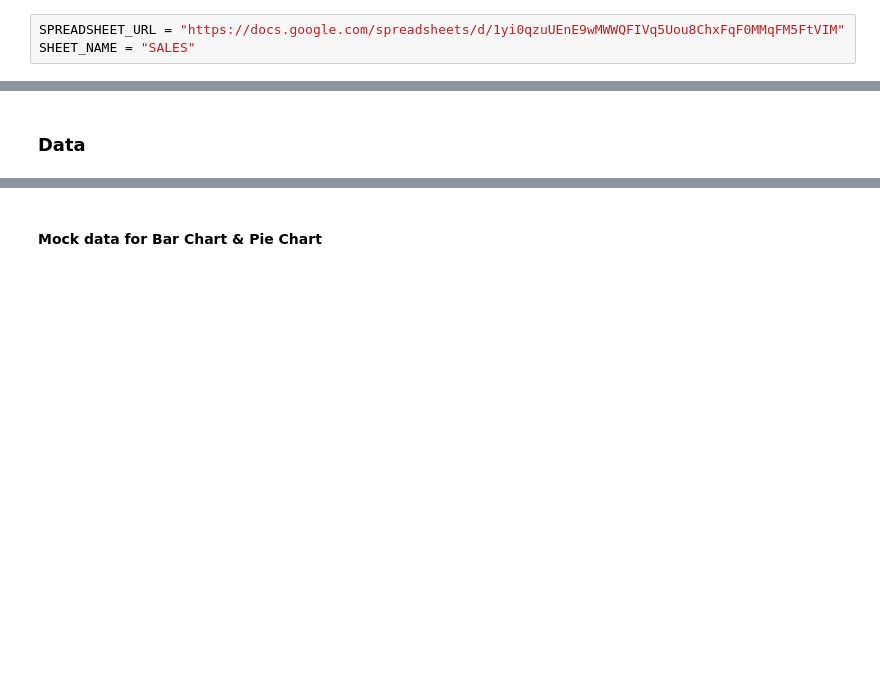
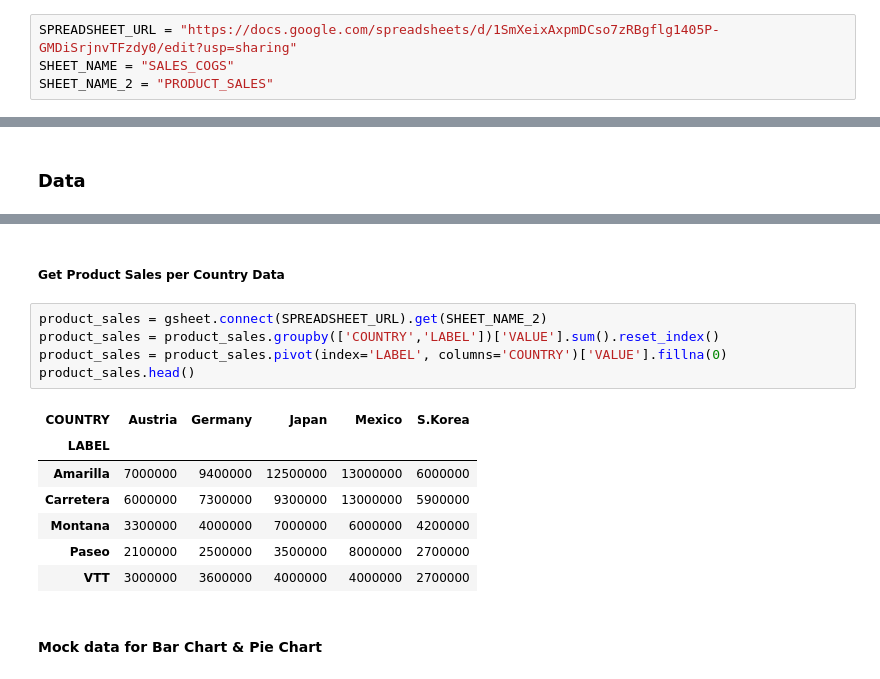
Before and after one commit to jupyter-naas/summer-dashboarding, a Jupyter notebook: dashboards/3-Revenue COGS by Segment/revenue_cogs_by_segment.ipynb, the cells around one changed output, grey strips where cells are left out. Saved outputs shown, nothing was run; the diff lists cells and outputs as text; blank space fills up the shorter version.

```diff
--- a/dashboards/3-Revenue COGS by Segment/revenue_cogs_by_segment.ipynb
+++ b/dashboards/3-Revenue COGS by Segment/revenue_cogs_by_segment.ipynb
@@ -65,8 +66,9 @@ APP_LOGO = "https://pic.onlinewebfonts.com/svg/img_542879.png"
 
 - Share your Google Sheets spreadsheet with our service account : 🔗 naas-share@naas-gsheets.iam.gserviceaccount.com
 # %%
-SPREADSHEET_URL = "https://docs.google.com/spreadsheets/d/1yi0qzuUEnE9wMWWQFIVq5Uou8ChxFqF0MMqFM5FtVIM"
-SHEET_NAME = "SALES"
+SPREADSHEET_URL = "https://docs.google.com/spreadsheets/d/1SmXeixAxpmDCso7zRBgflg1405P-GMDiSrjnvTFzdy0/edit?usp=sharing"
+SHEET_NAME = "SALES_COGS"
+SHEET_NAME_2 = "PRODUCT_SALES"
 # %% [markdown]
 ## Model
 # %% [markdown]
@@ -74,3 +88,18 @@ SHEET_NAME = "SALES"
+# %% [markdown]
+##### Get Product Sales per Country Data
+# %%
+product_sales = gsheet.connect(SPREADSHEET_URL).get(SHEET_NAME_2)
+product_sales = product_sales.groupby(['COUNTRY','LABEL'])['VALUE'].sum().reset_index()
+product_sales = product_sales.pivot(index='LABEL', columns='COUNTRY')['VALUE'].fillna(0)
+product_sales.head()
+# %% [output]
+| COUNTRY | Austria | Germany | Japan | Mexico | S.Korea |
+| LABEL |  |  |  |  |  |
+| Amarilla | 7000000 | 9400000 | 12500000 | 13000000 | 6000000 |
+| Carretera | 6000000 | 7300000 | 9300000 | 13000000 | 5900000 |
+| Montana | 3300000 | 4000000 | 7000000 | 6000000 | 4200000 |
+| Paseo | 2100000 | 2500000 | 3500000 | 8000000 | 2700000 |
+| VTT | 3000000 | 3600000 | 4000000 | 4000000 | 2700000 |
 # %% [markdown]
 #### Mock data for Bar Chart & Pie Chart
 # %%
```
Also changed, not shown: parts of 10 cells of this notebook.
